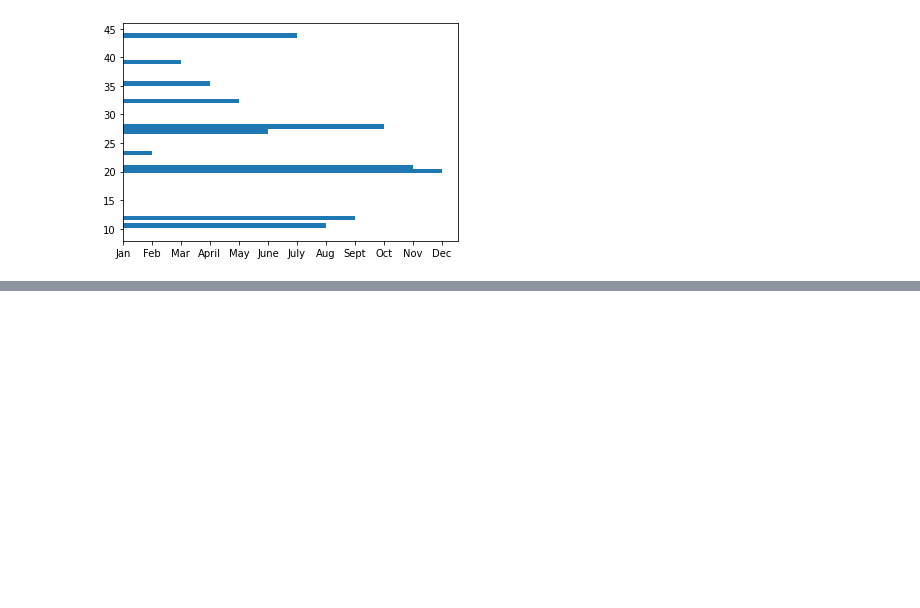
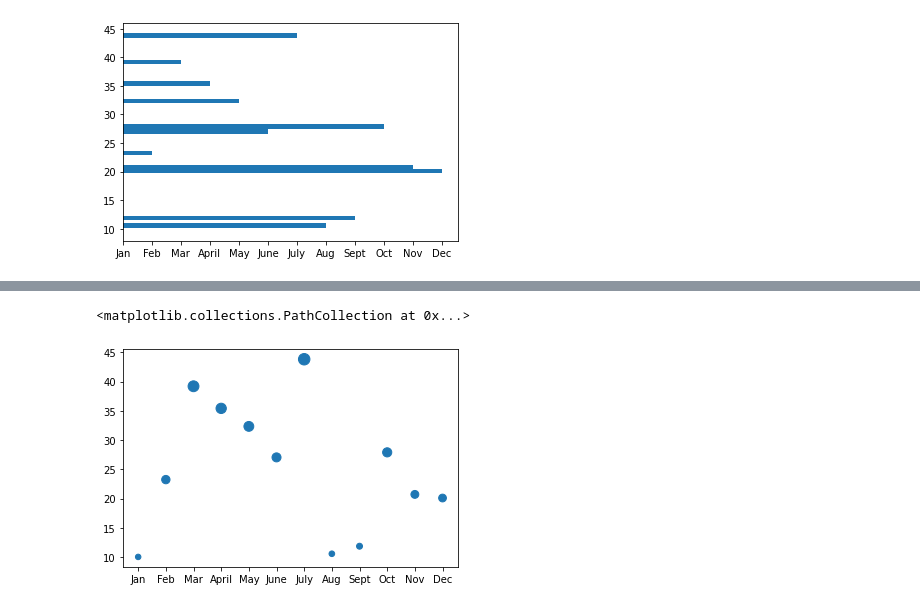
Before and after one commit to bishopce16/PyBer_Analysis, a Jupyter notebook: matplotlib_practice.ipynb, the cells around one changed output, grey strips where cells are left out. Cells and saved outputs as stored; diff of their text form; code cells hidden in the pictures; blank space fills up the shorter version.

```diff
--- a/matplotlib_practice.ipynb
+++ b/matplotlib_practice.ipynb
@@ -183,0 +215,8 @@ ax.barh(y_axis, x_axis)
+# %%
+y_axis_larger = []
+for data in y_axis:
+  y_axis_larger.append(data*3)
+plt.scatter(x_axis, y_axis, s=y_axis_larger)
+# %% [output]
+<matplotlib.collections.PathCollection at 0x...>
+[figure, added]
```
Also changed, not shown: parts of 13 cells of this notebook, 8 other files.
